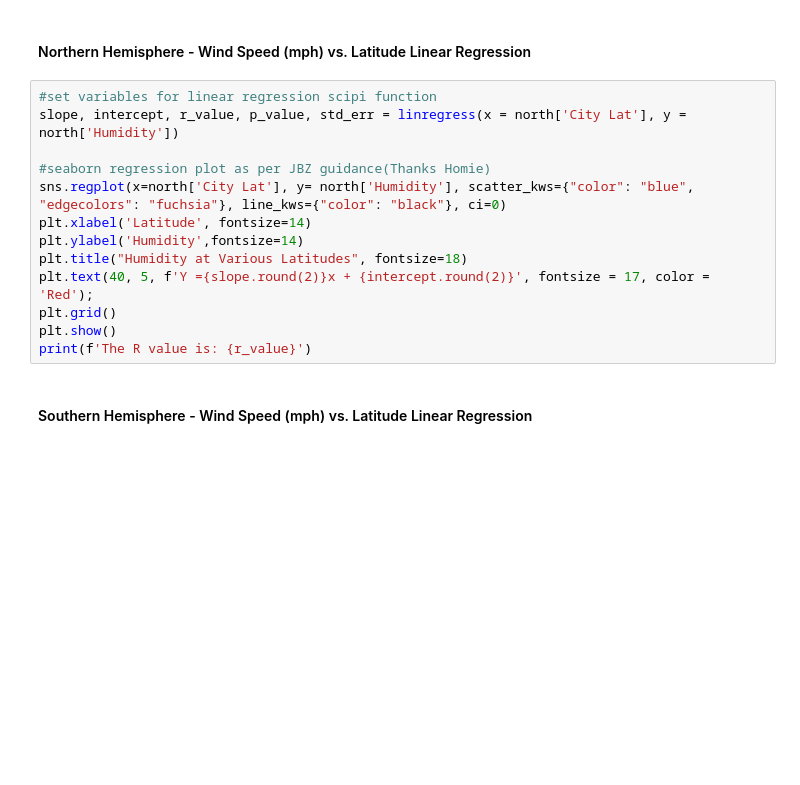
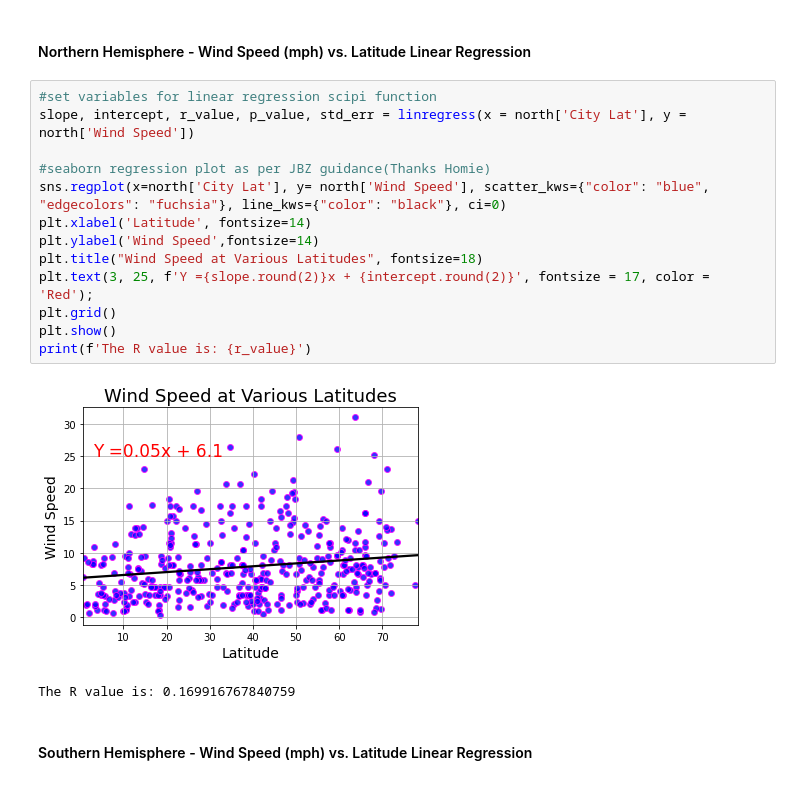
Before and after one commit to Travbz/python-api-challenge, a Jupyter notebook: WeatherPy.ipynb, the cells around one changed output. Drawn from its saved outputs; the diff is of its cells as text; blank space fills up the shorter version.

Commit message:
final linregress

```diff
--- a/WeatherPy.ipynb
+++ b/WeatherPy.ipynb
@@ -364,17 +364,20 @@ The R value is: 0.2755659186329109
 ####  Northern Hemisphere - Wind Speed (mph) vs. Latitude Linear Regression
 # %%
 #set variables for linear regression scipi function
-slope, intercept, r_value, p_value, std_err = linregress(x = north['City Lat'], y = north['Humidity'])
+slope, intercept, r_value, p_value, std_err = linregress(x = north['City Lat'], y = north['Wind Speed'])
 
 #seaborn regression plot as per JBZ guidance(Thanks Homie)
-sns.regplot(x=north['City Lat'], y= north['Humidity'], scatter_kws={"color": "blue", "edgecolors": "fuchsia"}, line_kws={"color": "black"}, ci=0)
+sns.regplot(x=north['City Lat'], y= north['Wind Speed'], scatter_kws={"color": "blue", "edgecolors": "fuchsia"}, line_kws={"color": "black"}, ci=0)
 plt.xlabel('Latitude', fontsize=14)
-plt.ylabel('Humidity',fontsize=14)
-plt.title("Humidity at Various Latitudes", fontsize=18)
-plt.text(40, 5, f'Y ={slope.round(2)}x + {intercept.round(2)}', fontsize = 17, color = 'Red');
+plt.ylabel('Wind Speed',fontsize=14)
+plt.title("Wind Speed at Various Latitudes", fontsize=18)
+plt.text(3, 25, f'Y ={slope.round(2)}x + {intercept.round(2)}', fontsize = 17, color = 'Red');
 plt.grid()
 plt.show()
 print(f'The R value is: {r_value}')
+# %% [output]
+[figure, added]
+The R value is: 0.169916767840759
 # %% [markdown]
 ####  Southern Hemisphere - Wind Speed (mph) vs. Latitude Linear Regression
 # %%
```
